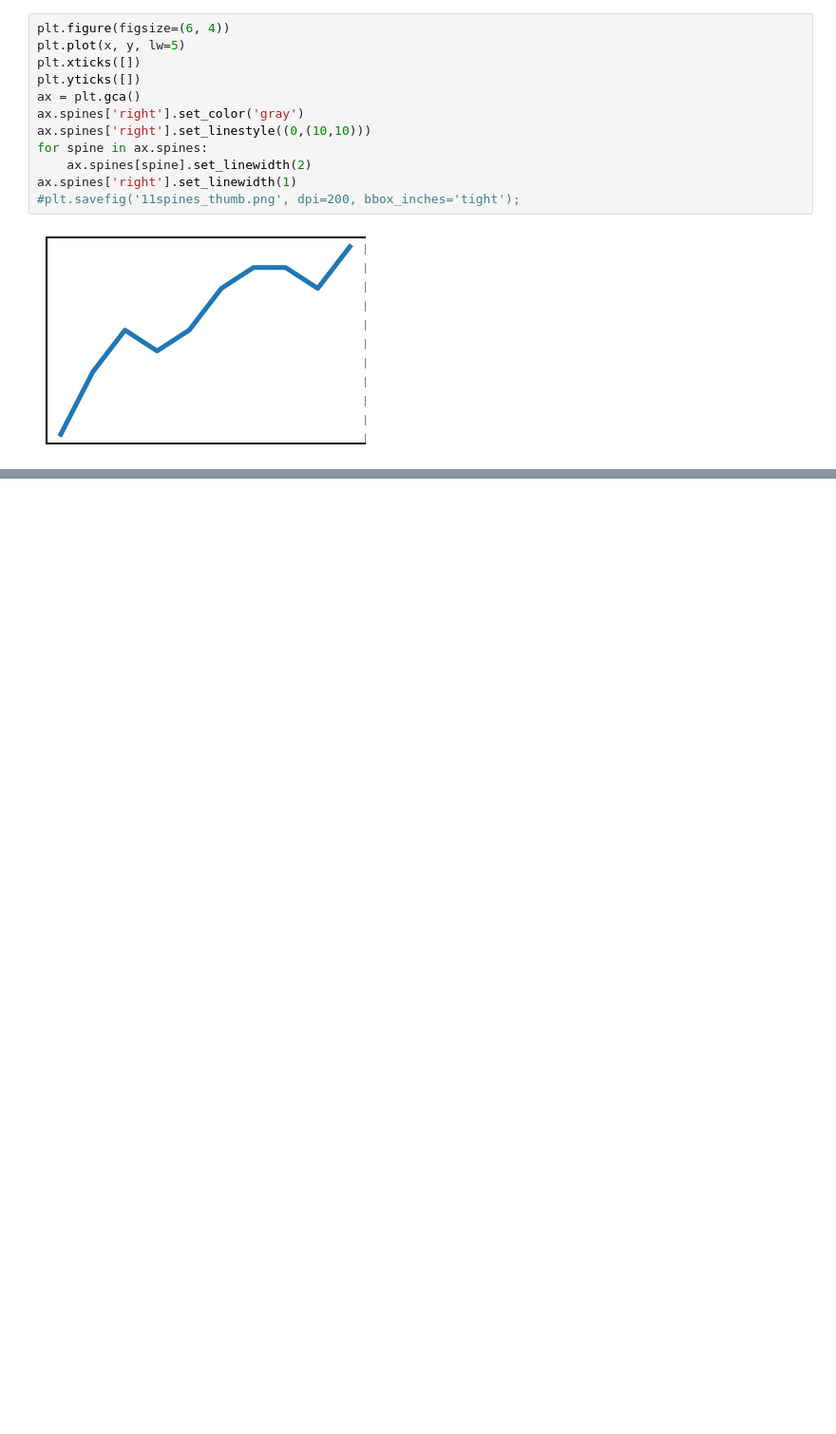
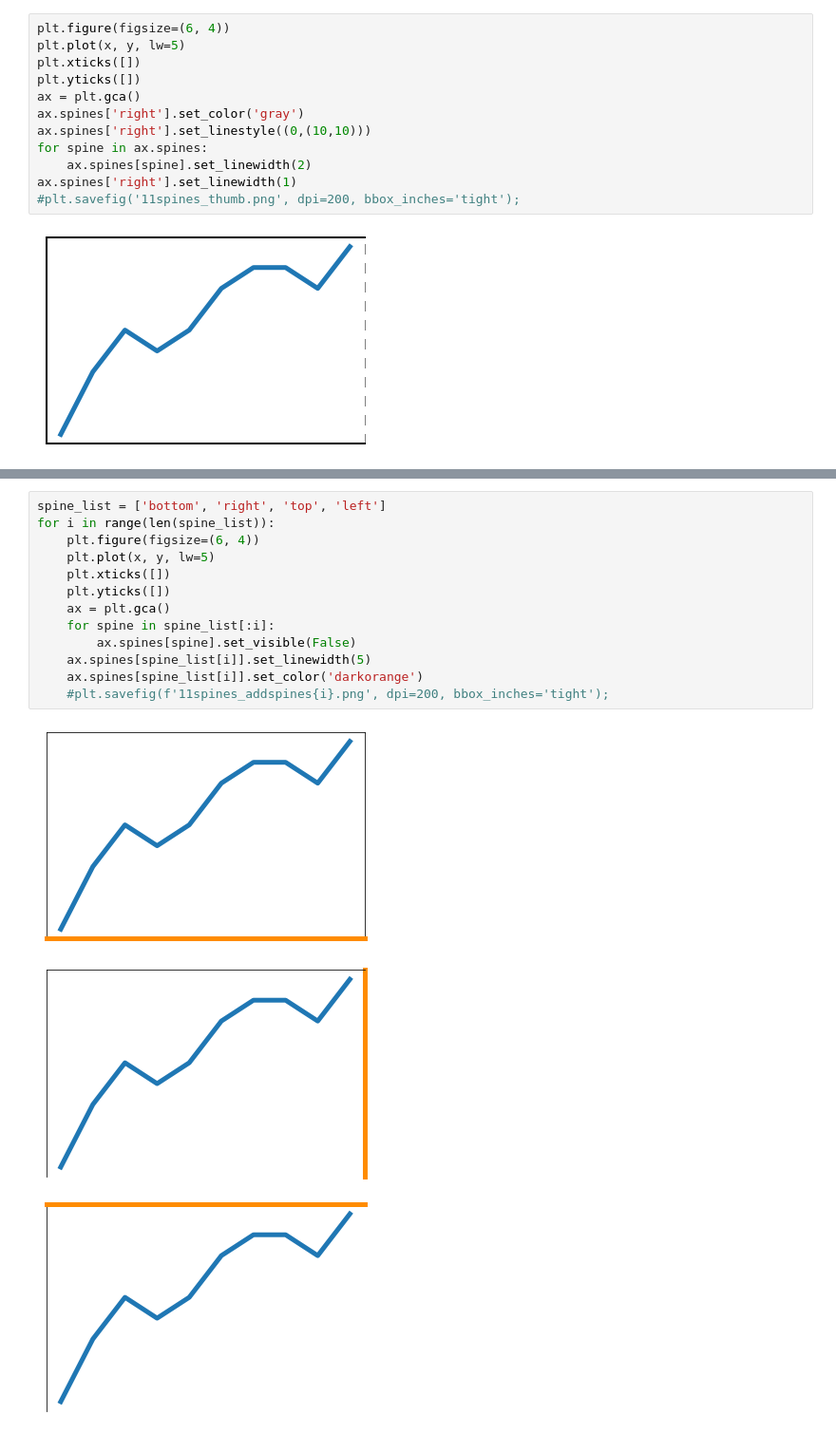
Before and after one commit to kimfetti/Videos, a Jupyter notebook: Matplotlib_Tips/11_spines.ipynb, the cells around one changed output, grey strips where cells are left out. Shown: that part at 95% size. Cells and saved outputs as stored; diff of their text form; blank space fills up the shorter version.

```diff
--- a/Matplotlib_Tips/11_spines.ipynb
+++ b/Matplotlib_Tips/11_spines.ipynb
@@ -95,0 +110,17 @@ ax.spines['right'].set_linewidth(1)
+# %%
+spine_list = ['bottom', 'right', 'top', 'left']
+for i in range(len(spine_list)):
+    plt.figure(figsize=(6, 4))
+    plt.plot(x, y, lw=5)
+    plt.xticks([])
+    plt.yticks([])
+    ax = plt.gca()
+    for spine in spine_list[:i]:
+        ax.spines[spine].set_visible(False)
+    ax.spines[spine_list[i]].set_linewidth(5)
+    ax.spines[spine_list[i]].set_color('darkorange')
+    #plt.savefig(f'11spines_addspines{i}.png', dpi=200, bbox_inches='tight');
+# %% [output]
+[figure, added]
+[figure, added]
+[figure, added]
```
Also changed, not shown: parts of 4 cells of this notebook.
